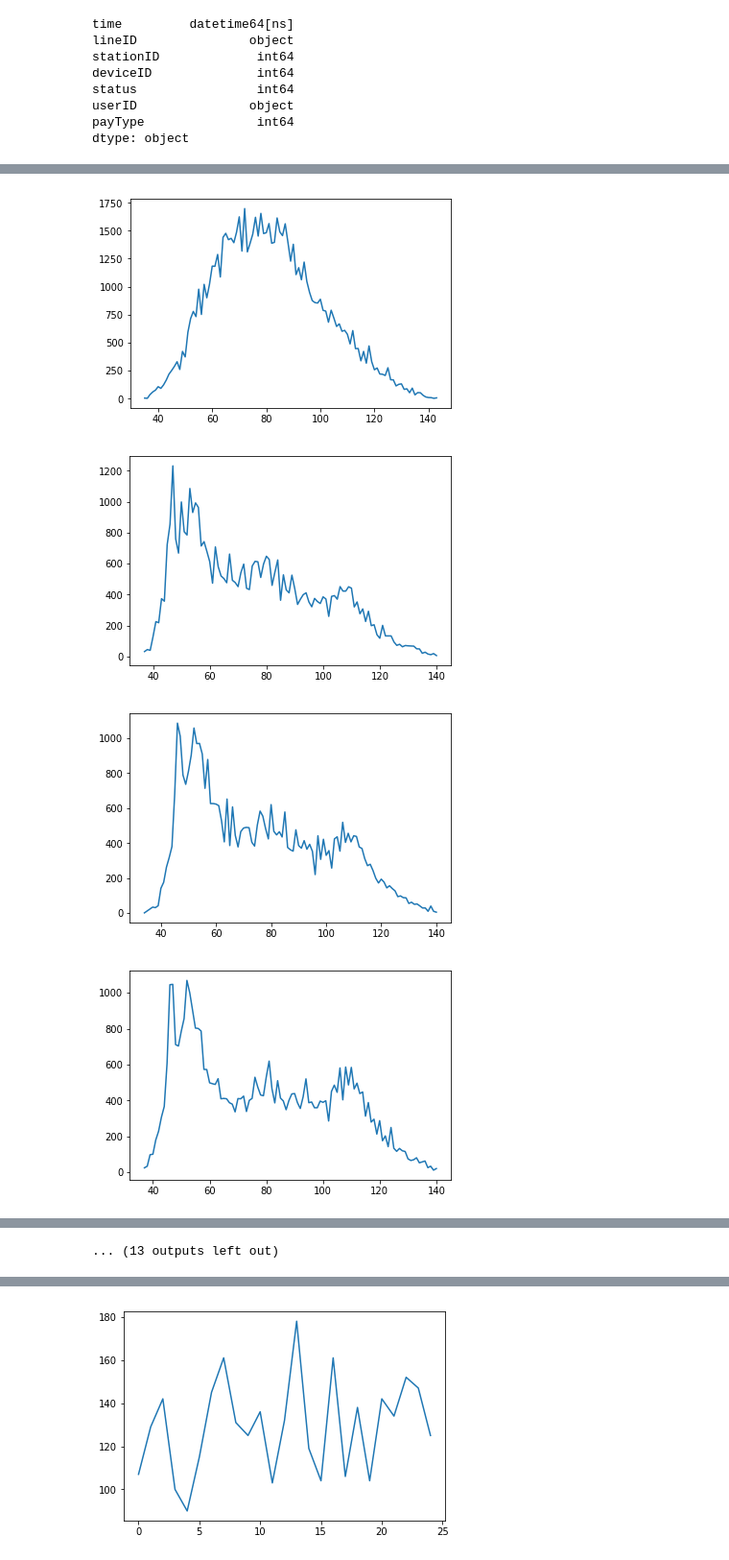
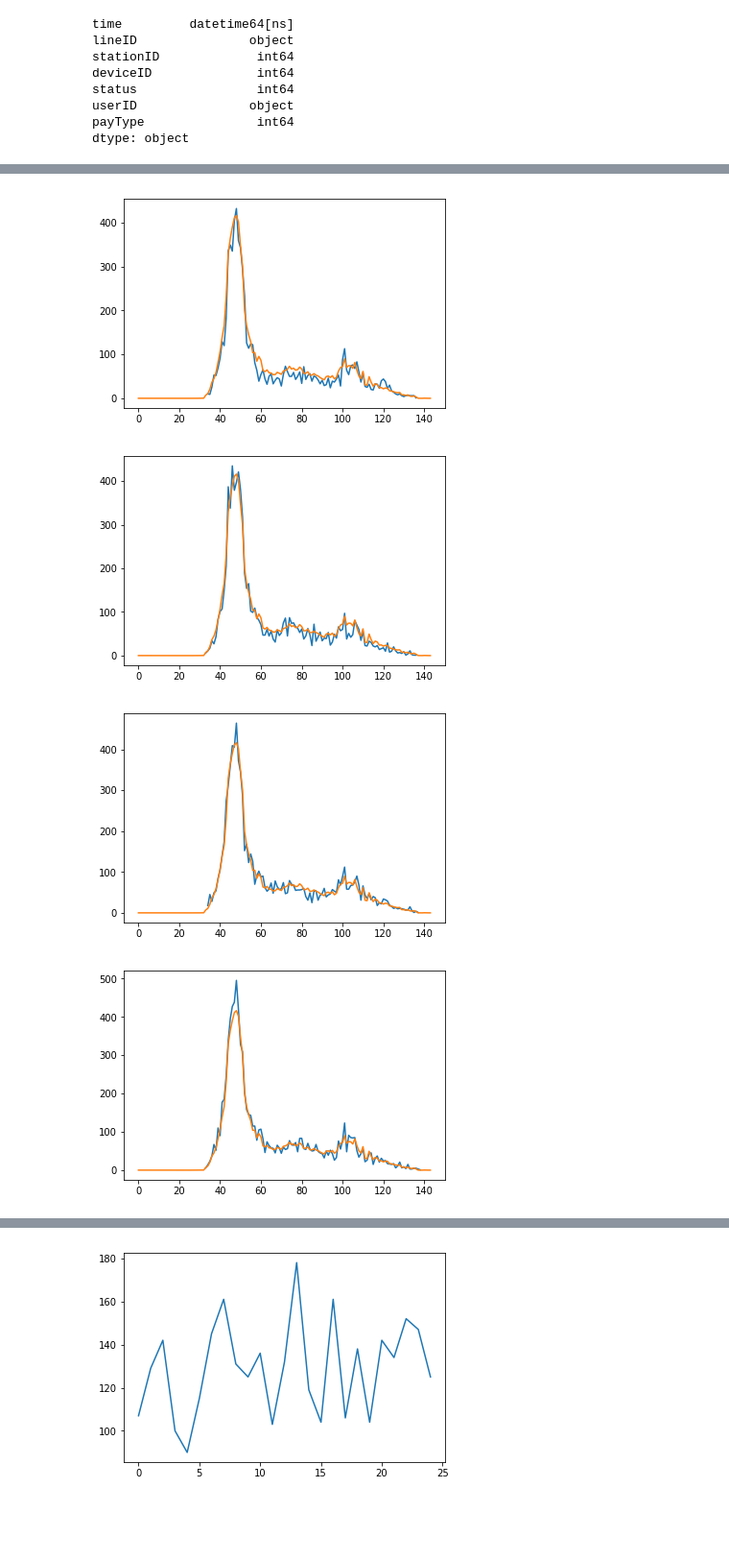
Before and after one commit to zhusleep/city_cal, a Jupyter notebook: EDA.ipynb, the cells around one changed output, grey strips where cells are left out. Shown at 96% size. Cells and saved outputs as stored; diff of their text form; code cells hidden in the pictures; blank space fills up the shorter version.

```diff
--- a/EDA.ipynb
+++ b/EDA.ipynb
@@ -12,14 +13,10 @@ day_i
 # %%
 # 统计进出站每天的变化情况
 daily_count = []
-for i in tqdm(range(1,26)):
+for i in tqdm(list(range(21,27))+[28]):
     if i<10:
         s = '0'+str(i)
     else:
         s = str(i)
     day_i = pd.read_csv('data/Metro_train/record_2019-01-%s.csv'%s)
     daily_count.append(day_i.shape[0])
-from matplotlib import pyplot as plt
-plt.figure()
-plt.plot(range(1,26),daily_count)
-plt.show()
@@ -71,8 +50,11 @@ dtype: object
 # %%
+s = '19'
+day_i = pd.read_csv('data/Metro_train/record_2019-01-%s.csv'%s)
+day_i['time'] = pd.to_datetime(day_i.time)
 day_i['minute_count'] = (day_i['time'].dt.minute+day_i['time'].dt.hour*60)//10
 # %%
 # 统计某天内某个站点的客流分布情况
-sid = 9
+sid = 1
 for i in range(0,2):
     come = day_i[(day_i.stationID==sid) &(day_i.status==i)]
     come = come[['minute_count','status']].groupby(['minute_count'],as_index=False).agg({'status':'count'})
@@ -85,0 +68,10 @@ for i in range(0,2):
+# %%
+# 统计某天内某个站点的客流分布情况
+sid = 1
+for i in range(0,2):
+    come = day_i[(day_i.stationID==sid) &(day_i.status==i)]
+    come = come[['minute_count','status']].groupby(['minute_count'],as_index=False).agg({'status':'count'})
+
+    plt.figure()
+    plt.plot(come['minute_count'],come['status'])
+    plt.show()
@@ -86,22 +81,29 @@ for i in range(0,2):
 # %%
-for i in tqdm(range(1,26)):
+for i in tqdm([8,15,22,21]):
     if i<10:
         s = '0'+str(i)
     else:
         s = str(i)
     day_i = pd.read_csv('data/Metro_train/record_2019-01-%s.csv'%s)
-    sid = 9
+    sid = 34
     day_i['time'] = pd.to_datetime(day_i.time)
     day_i['minute_count'] = (day_i['time'].dt.minute+day_i['time'].dt.hour*60)//10
-    for i in range(0,1):
+    for i in range(1,2):
         come = day_i[(day_i.stationID==sid) &(day_i.status==i)]
         come = come[['minute_count','status']].groupby(['minute_count'],as_index=False).agg({'status':'count'})
+        data = pd.read_pickle('come.pkl')
+        data2 = pd.read_pickle('come2.pkl')
+
+        data = data[data.stationID==sid]
+        data2 = data2[data2.stationID==sid]
 
         plt.figure()
         plt.plot(come['minute_count'],come['status'])
+        plt.plot(data['minute'],data['label'].values*0.7+data2['label'].values*0.3)
+
         plt.show()
 # %% [output]
-[figure, old version]
+[figure, new version]
-[figure, old version]
+[figure, new version]
-[figure, old version]
+[figure, new version]
-[figure, old version]
+[figure, new version]
@@ -116 +109,0 @@ for i in tqdm(range(1,26)):
-... (13 outputs left out)
```
Also changed, not shown: parts of 20 cells of this notebook, 13 other files.
